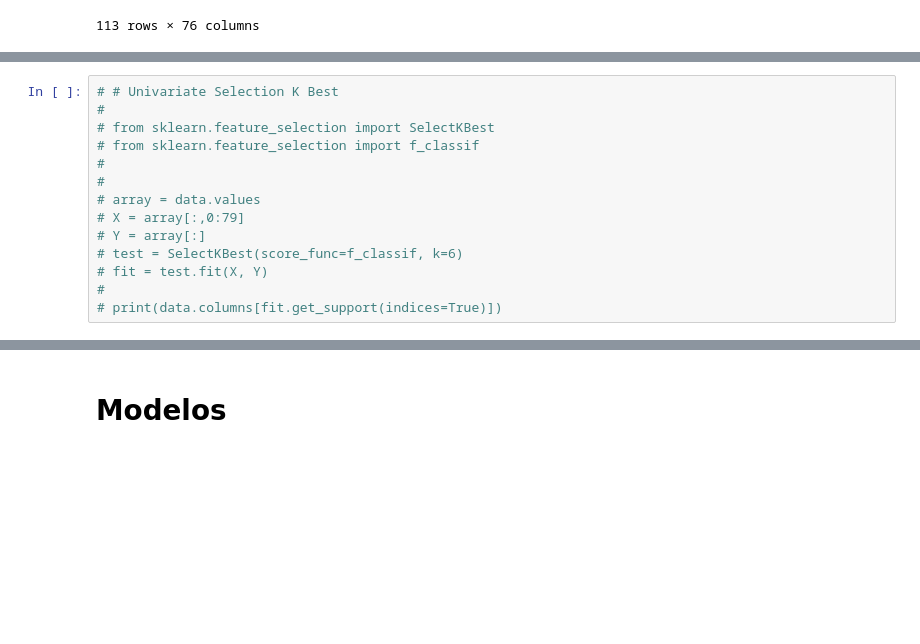
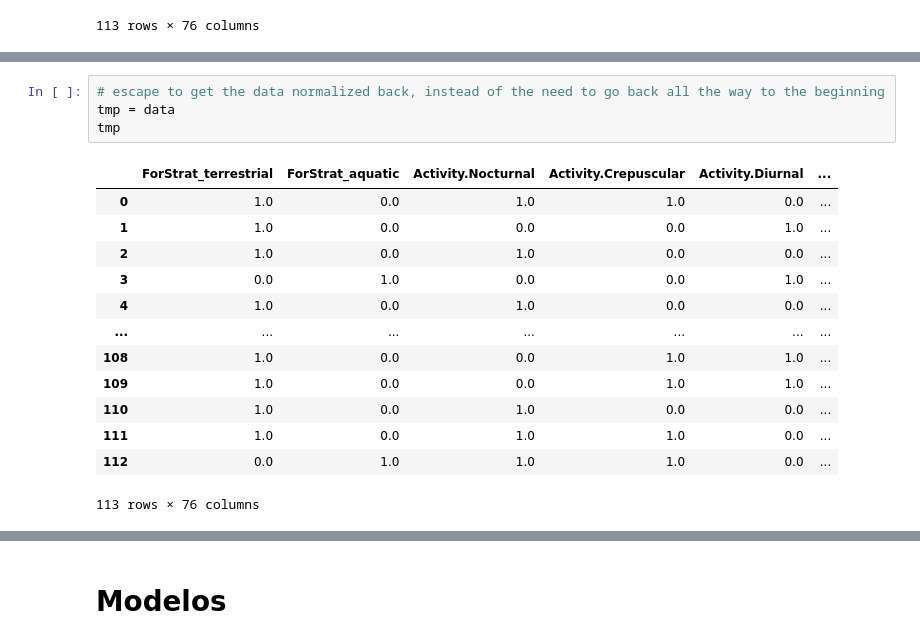
Before and after one commit to andre-brandao/puc_zoonotic_capacity, a Jupyter notebook: covid_ic_sam.ipynb, the cells around one changed output, grey strips where cells are left out. Saved outputs shown, nothing was run; the diff lists cells and outputs as text; blank space fills up the shorter version.

```diff
--- a/covid_ic_sam.ipynb
+++ b/covid_ic_sam.ipynb
@@ -302,15 +290,19 @@ data
 113 rows × 76 columns
-# %%
-# # Univariate Selection K Best
-#
-# from sklearn.feature_selection import SelectKBest
-# from sklearn.feature_selection import f_classif
-#
-#
-# array = data.values
-# X = array[:,0:79]
-# Y = array[:]
-# test = SelectKBest(score_func=f_classif, k=6)
-# fit = test.fit(X, Y)
-#
-# print(data.columns[fit.get_support(indices=True)])
+# %%
+# escape to get the data normalized back, instead of the need to go back all the way to the beginning
+tmp = data
+tmp
+# %% [output]
+|  | ForStrat_terrestrial | ForStrat_aquatic | Activity.Nocturnal | Activity.Crepuscular | Activity.Diurnal | ... |
+| 0 | 1.0 | 0.0 | 1.0 | 1.0 | 0.0 | ... |
+| 1 | 1.0 | 0.0 | 0.0 | 0.0 | 1.0 | ... |
+| 2 | 1.0 | 0.0 | 1.0 | 0.0 | 0.0 | ... |
+| 3 | 0.0 | 1.0 | 0.0 | 0.0 | 1.0 | ... |
+| 4 | 1.0 | 0.0 | 1.0 | 0.0 | 0.0 | ... |
+| ... | ... | ... | ... | ... | ... | ... |
+| 108 | 1.0 | 0.0 | 0.0 | 1.0 | 1.0 | ... |
+| 109 | 1.0 | 0.0 | 0.0 | 1.0 | 1.0 | ... |
+| 110 | 1.0 | 0.0 | 1.0 | 0.0 | 0.0 | ... |
+| 111 | 1.0 | 0.0 | 1.0 | 1.0 | 0.0 | ... |
+| 112 | 0.0 | 1.0 | 1.0 | 1.0 | 0.0 | ... |
+113 rows × 76 columns
```
Also changed, not shown: parts of 27 cells of this notebook, 1 other file.
